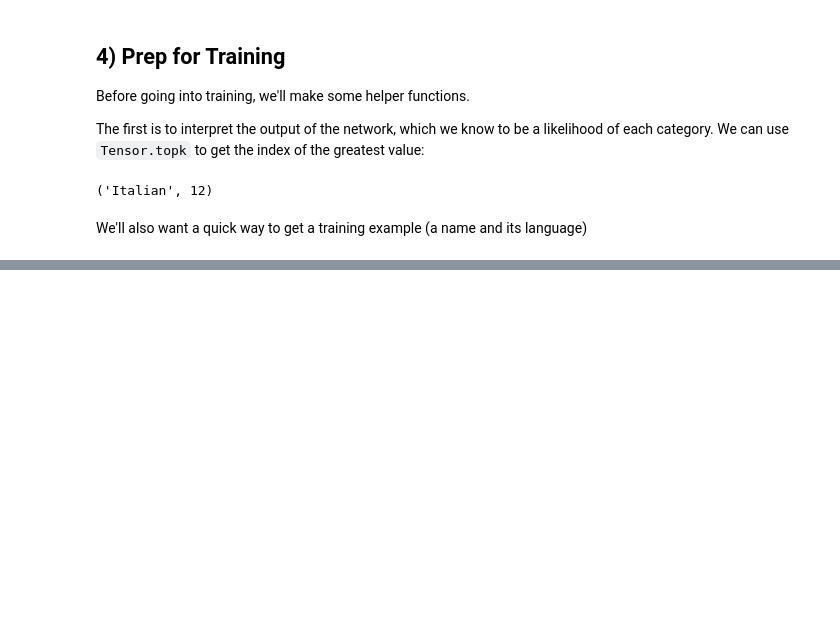
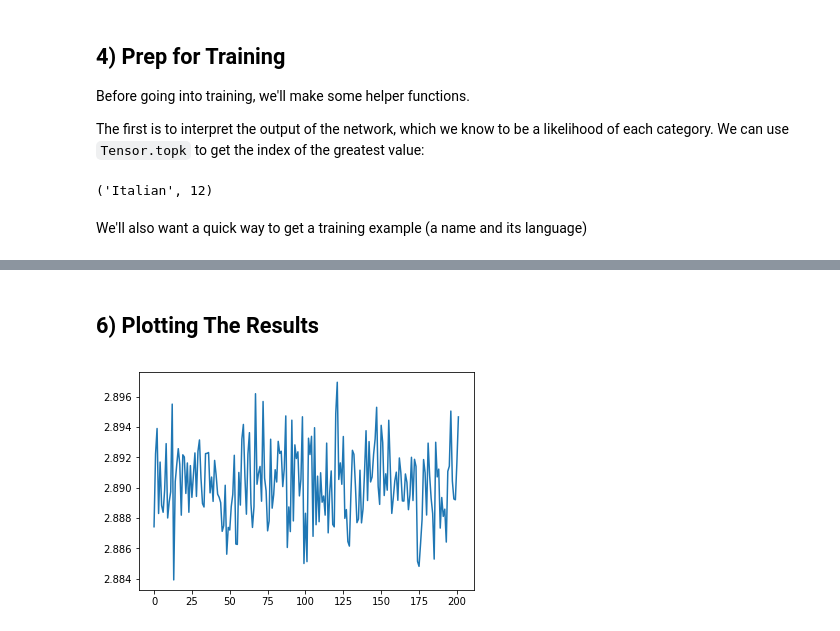
Before and after one commit to apollopower/GAP-Challenge, a Jupyter notebook: name_categorizer.ipynb, the cells around one changed output, grey strips where cells are left out. Saved outputs shown, nothing was run; the diff lists cells and outputs as text; code cells hidden in the pictures; blank space fills up the shorter version.

Commit message:
Name Cateogry trainer version 1.0

```diff
--- a/name_categorizer.ipynb
+++ b/name_categorizer.ipynb
@@ -176,5 +176,11 @@ def randomChoice(l):
 def randomTrainingExample():
     category = randomChoice(all_categories)
     line = randomChoice(category_lines[category])
-    category_tensor = torch.tensor([all_categories.index( )])
+    category_tensor = torch.tensor([all_categories.index(category)], dtype=torch.long)
+    line_tensor = lineToTensor(line)
+    return category, line, category_tensor, line_tensor
+
+for i in range(10):
+    category, line, category_tensor, line_tensor = randomTrainingExample()
+    print('Category: ', category, '|| line:', line)
 # %% [output]
@@ -181,0 +201,2 @@ SyntaxError: unexpected EOF while parsing (<ipython-input-15-6033a66b3594>, line
+# %%
+criterion = nn.NLLLoss()
@@ -181,0 +212,20 @@ SyntaxError: unexpected EOF while parsing (<ipython-input-15-6033a66b3594>, line
+# %%
+# Setting learning rate hyperparam
+learning_rate = 0.0005
+
+def train(category_tensor, line_tensor):
+    hidden = rnn.initHidden()
+
+    rnn.zero_grad()
+
+    for i in range(line_tensor.size()[0]):
+        output, hidden = rnn(line_tensor[i], hidden)
+
+    loss = criterion(output, category_tensor)
+    loss.backward()
+
+    # Add params gradient to their values, multiplied by learning rate
+    for p in rnn.parameters():
+        p.data.add(-learning_rate, p.grad.data)
+
+    return output, loss.item()
@@ -181,0 +293,10 @@ SyntaxError: unexpected EOF while parsing (<ipython-input-15-6033a66b3594>, line
+# %% [markdown]
+## 6) Plotting The Results
+# %%
+from matplotlib import pyplot as plt
+import matplotlib.ticker as ticker
+
+plt.figure()
+plt.plot(all_losses);
+# %% [output]
+[figure, added]
```
Also changed, not shown: parts of 6 cells of this notebook.
